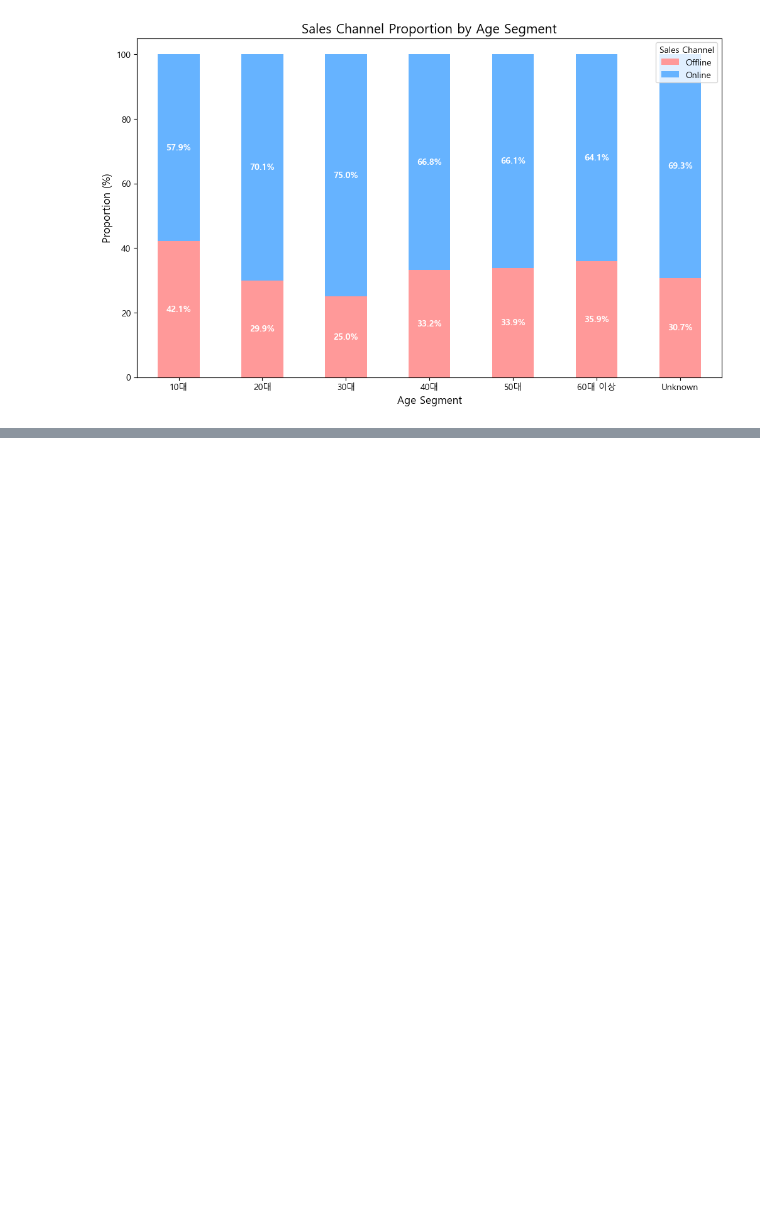
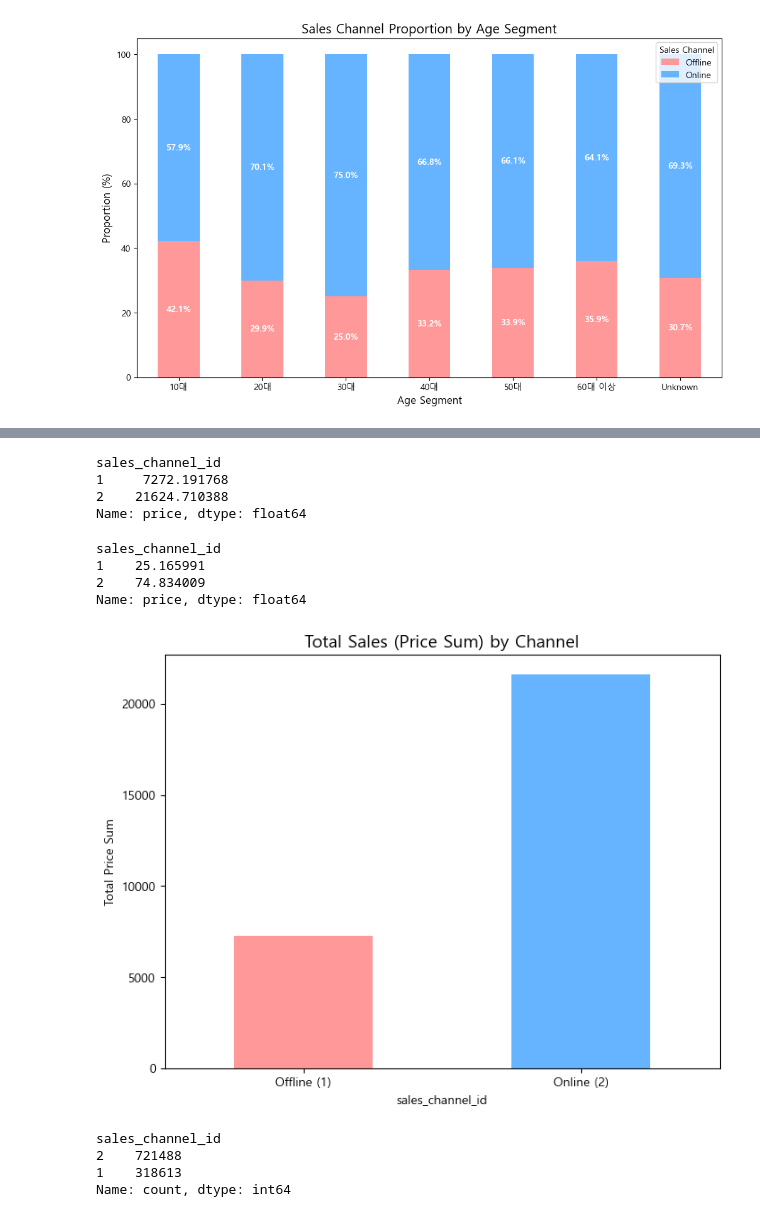
Before and after one commit to yoohengu/cross-gen-biz-analysis, a Jupyter notebook: notebooks/soeun_eda/joinin.ipynb, the cells around one changed output, grey strips where cells are left out. Saved outputs shown, nothing was run; the diff lists cells and outputs as text; code cells hidden in the pictures; blank space fills up the shorter version.

```diff
--- a/notebooks/soeun_eda/joinin.ipynb
+++ b/notebooks/soeun_eda/joinin.ipynb
@@ -474,0 +574,40 @@ print(f"온라인(2) 유입: {first_channel_ratio.get(2, 0):.1f}%")
+# %%
+# 판매 채널별 총 매출액
+final_df.groupby('sales_channel_id')['price'].sum()
+# %% [output]
+sales_channel_id
+1     7272.191768
+2    21624.710388
+Name: price, dtype: float64
+# %%
+
+#  채널별 구매 가격 합계 계산
+channel_price_sum = final_df.groupby('sales_channel_id')['price'].sum()
+
+#  매출 비중(%) 확인
+channel_price_pct = (channel_price_sum / channel_price_sum.sum()) * 100
+channel_price_pct
+# %% [output]
+sales_channel_id
+1    25.165991
+2    74.834009
+Name: price, dtype: float64
+# %%
+import matplotlib.pyplot as plt
+
+plt.figure(figsize=(8, 6))
+channel_price_sum.plot(kind='bar', color=['#ff9999', '#66b3ff'])
+plt.title('Total Sales (Price Sum) by Channel', fontsize=14)
+plt.xticks([0, 1], ['Offline (1)', 'Online (2)'], rotation=0)
+plt.ylabel('Total Price Sum')
+plt.show()
+# %% [output]
+[figure, added]
+# %%
+# 판매 채널별 구매건 수
+final_df['sales_channel_id'].value_counts()
+# %% [output]
+sales_channel_id
+2    721488
+1    318613
+Name: count, dtype: int64
```
Also changed, not shown: parts of 21 cells of this notebook.
